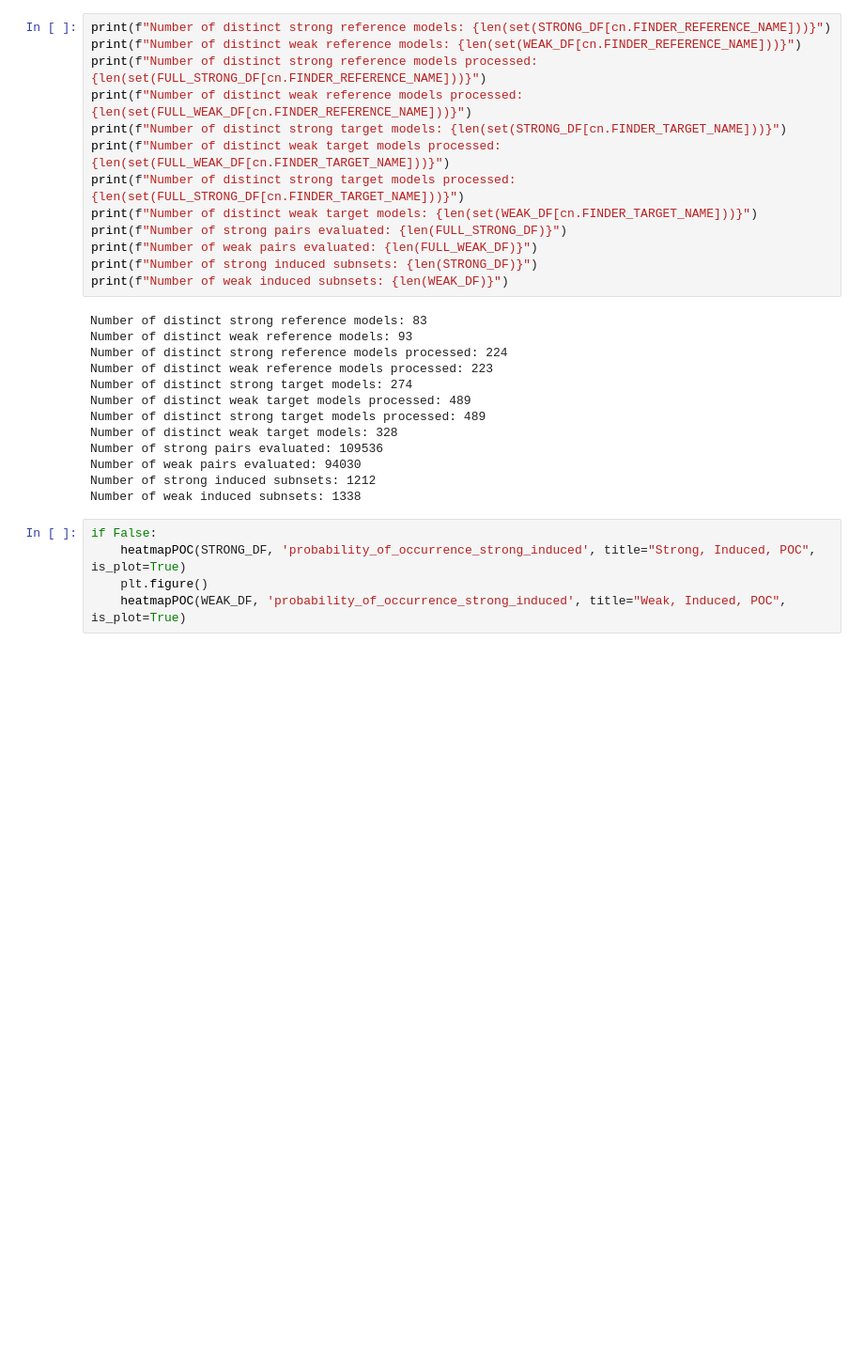
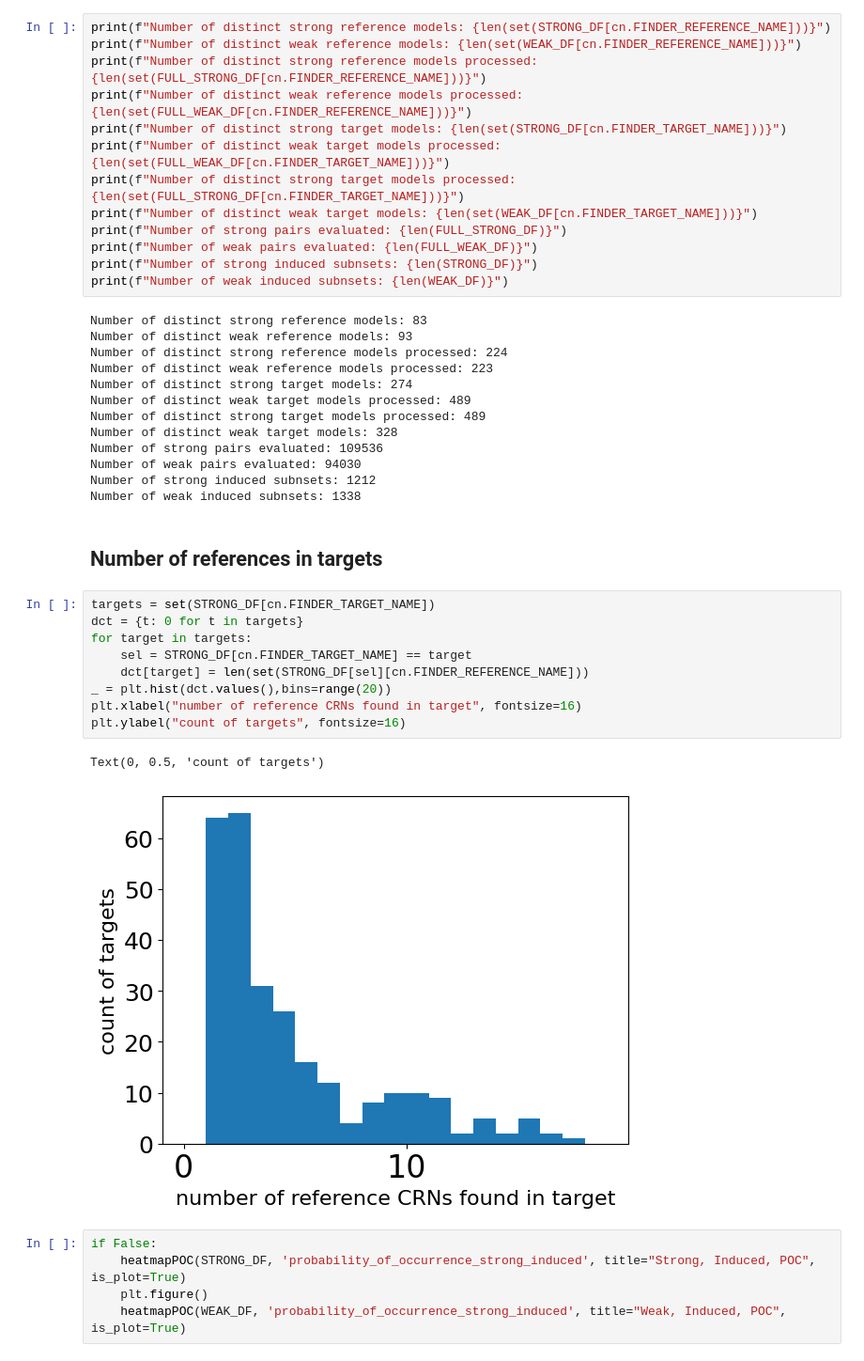
Before and after one commit to ModelEngineering/pySubnetSB, a Jupyter notebook: notebooks/plots_for_paper.ipynb, the cells around one changed output. Shown at 94% size. Saved outputs shown, nothing was run; the diff lists cells and outputs as text; blank space fills up the shorter version.

```diff
--- a/notebooks/plots_for_paper.ipynb
+++ b/notebooks/plots_for_paper.ipynb
@@ -573,6 +573,20 @@ Number of strong pairs evaluated: 109536
 Number of weak pairs evaluated: 94030
 Number of strong induced subnsets: 1212
 Number of weak induced subnsets: 1338
+# %% [markdown]
+## Number of references in targets
+# %%
+targets = set(STRONG_DF[cn.FINDER_TARGET_NAME])
+dct = {t: 0 for t in targets}
+for target in targets:
+    sel = STRONG_DF[cn.FINDER_TARGET_NAME] == target
+    dct[target] = len(set(STRONG_DF[sel][cn.FINDER_REFERENCE_NAME]))
+_ = plt.hist(dct.values(),bins=range(20))
+plt.xlabel("number of reference CRNs found in target", fontsize=16)
+plt.ylabel("count of targets", fontsize=16)
+# %% [output]
+Text(0, 0.5, 'count of targets')
+[figure, added]
 # %%
 if False:
     heatmapPOC(STRONG_DF, 'probability_of_occurrence_strong_induced', title="Strong, Induced, POC", is_plot=True)
```
Also changed, not shown: parts of 4 cells of this notebook, 3 other files.
